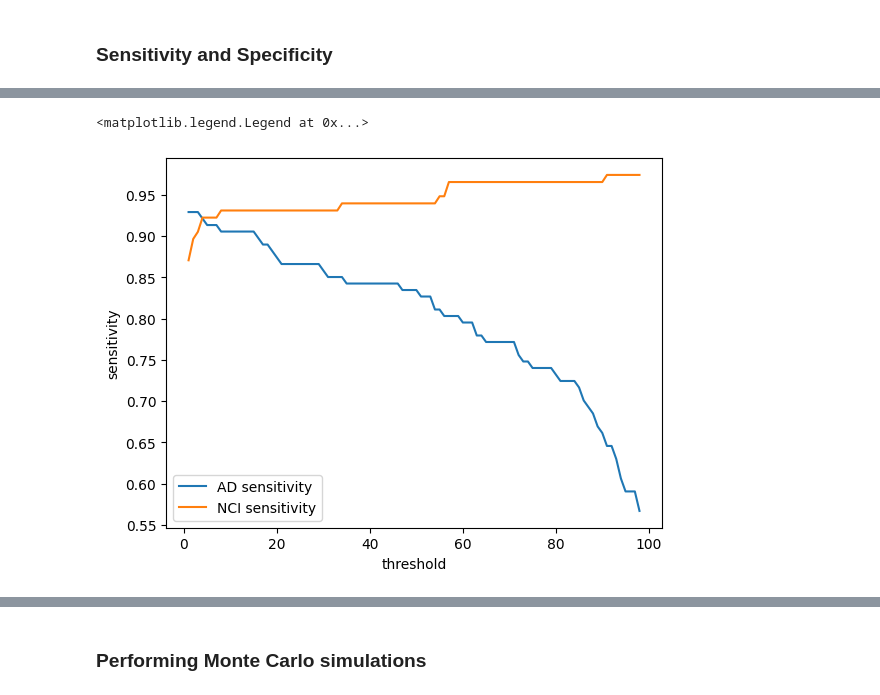
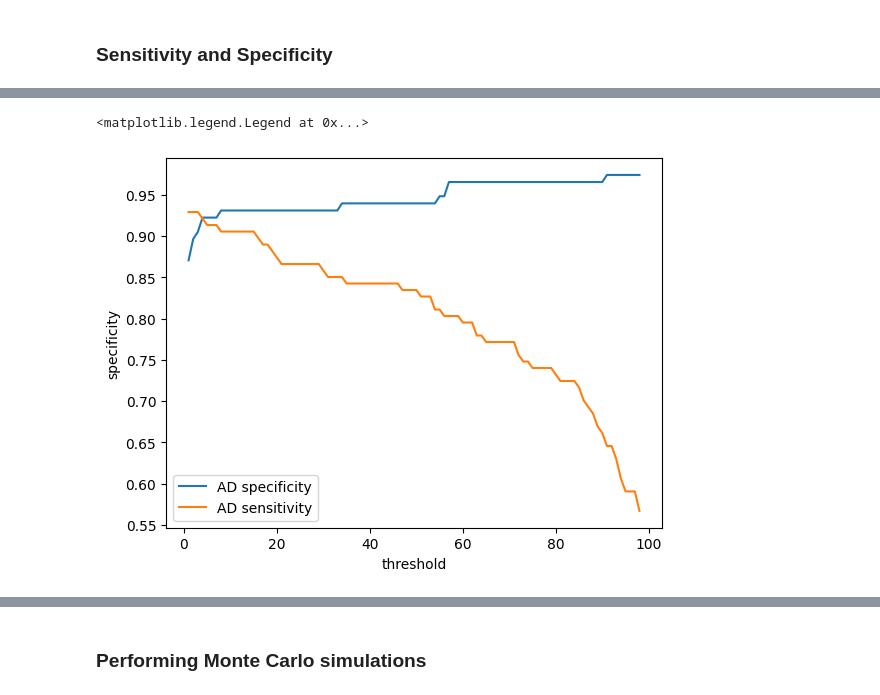
Before and after one commit to Translational-HDPM/T-HDPM_uncertainty_analysis, a Jupyter notebook: notebooks/uncertainty_analysis_adjusted_sd.ipynb, the cells around one changed output, grey strips where cells are left out. Cells and saved outputs as stored; diff of their text form; code cells hidden in the pictures.

```diff
--- a/notebooks/uncertainty_analysis_adjusted_sd.ipynb
+++ b/notebooks/uncertainty_analysis_adjusted_sd.ipynb
@@ -180,9 +200,9 @@ gt_probs = pd.Series(index=patients_df.columns, data=gt_probs)
 ad_sens_spec_df = build_sensitivity_specificity_df(pathos, gt_probs, "AD")
 nci_sens_spec_df = build_sensitivity_specificity_df(pathos, gt_probs, "NCI")
 # %%
+sns.lineplot(data=ad_sens_spec_df, x="threshold", y="specificity", label="AD specificity")
 sns.lineplot(data=ad_sens_spec_df, x="threshold", y="sensitivity", label="AD sensitivity")
-sns.lineplot(data=nci_sens_spec_df, x="threshold", y="sensitivity", label="NCI sensitivity")
 plt.legend()
 # %% [output]
 <matplotlib.legend.Legend at 0x...>
-[figure, old version]
+[figure, new version]
```
Also changed, not shown: parts of 12 cells of this notebook, 1 other file.
